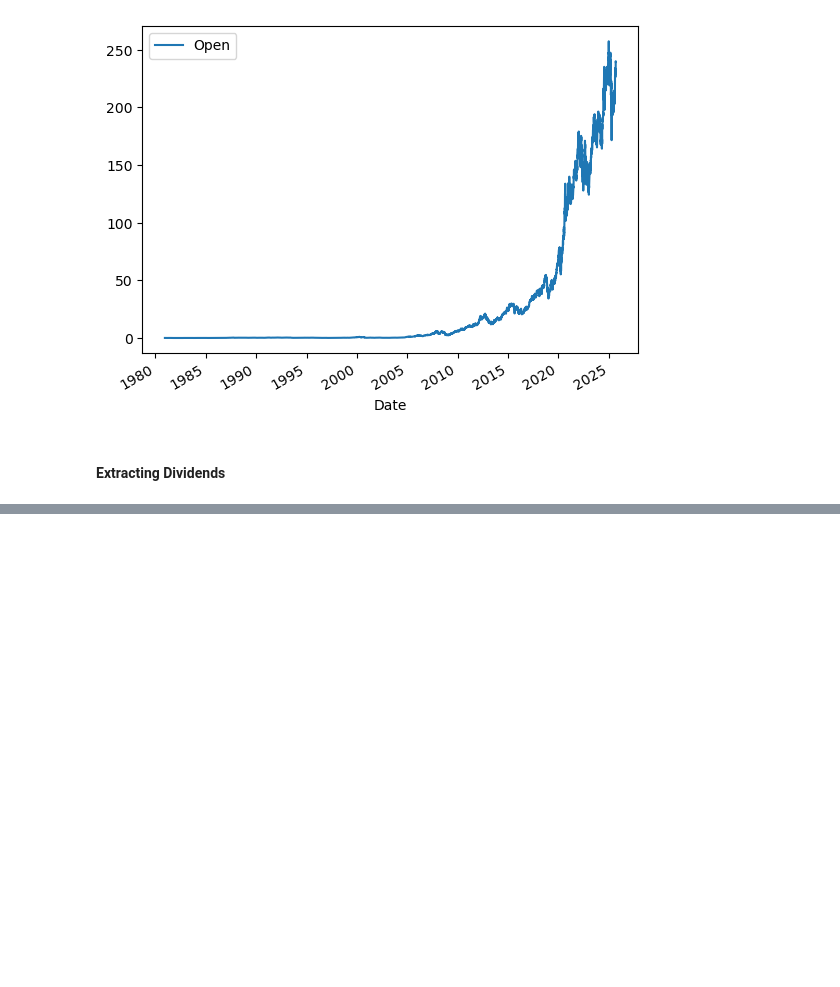
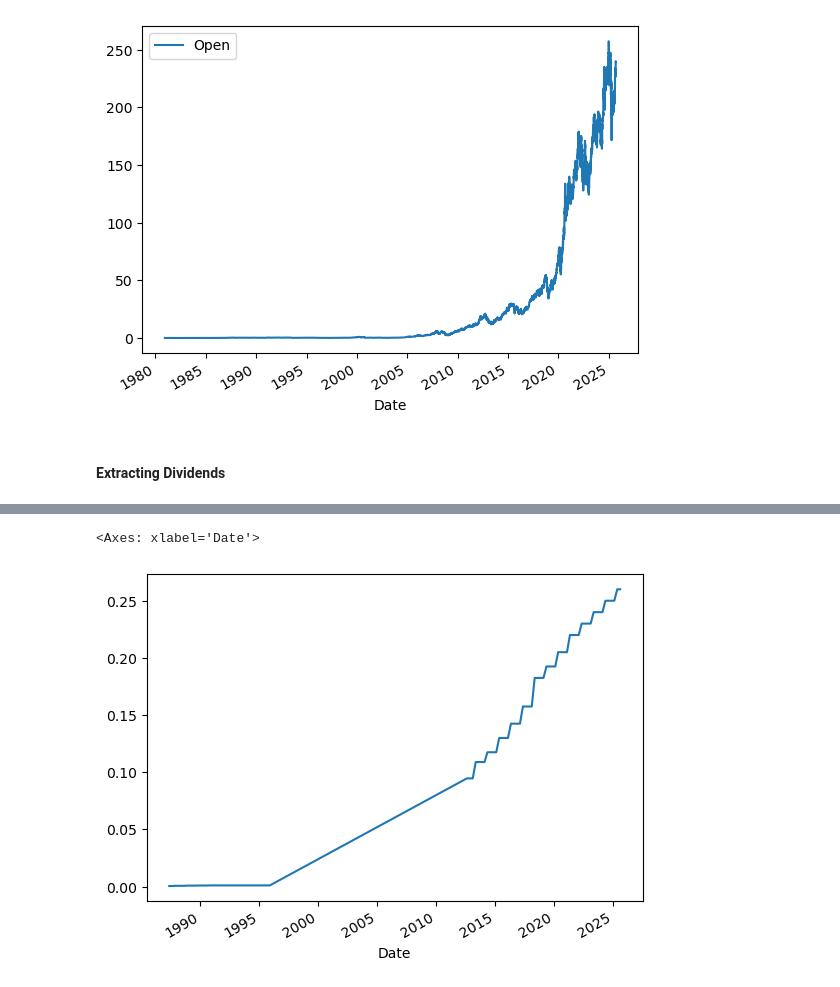
Before and after one commit to alirezaghorbani1983/IBM-DATA-SCIENCE, a Jupyter notebook: final_python.ipynb, the cells around one changed output, grey strips where cells are left out. Drawn from its saved outputs; the diff is of its cells as text; code cells hidden in the pictures; blank space fills up the shorter version.

```diff
--- a/final_python.ipynb
+++ b/final_python.ipynb
@@ -131,0 +146,5 @@ apple
+# %%
+apple.dividends.plot()
+# %% [output]
+<Axes: xlabel='Date'>
+[figure, added]
```
Also changed, not shown: parts of 9 cells of this notebook, 1 other file.
